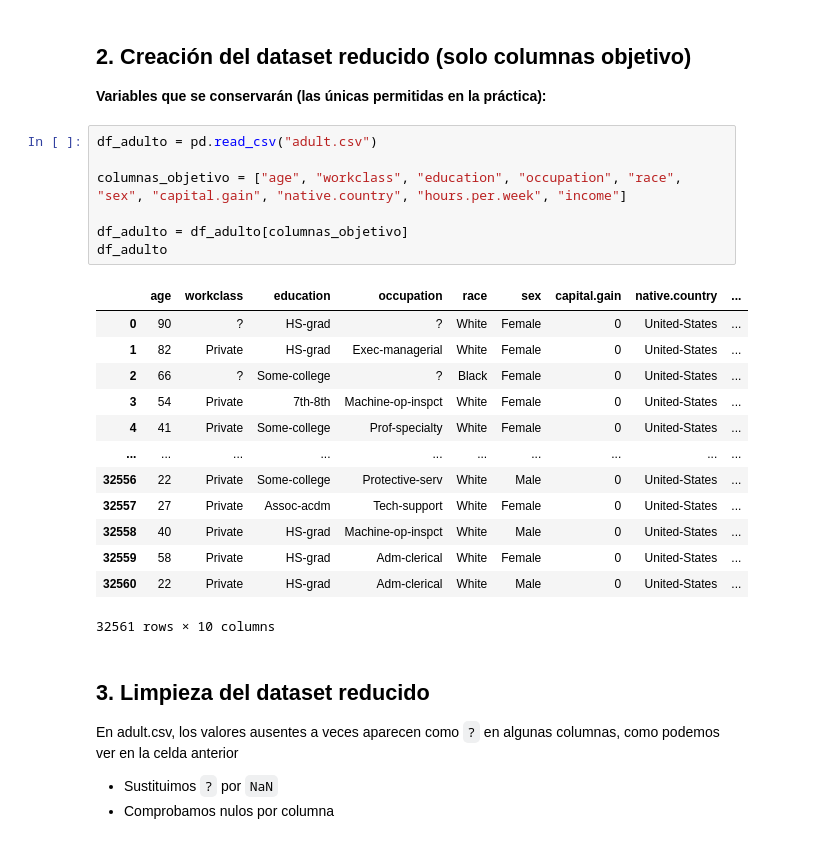
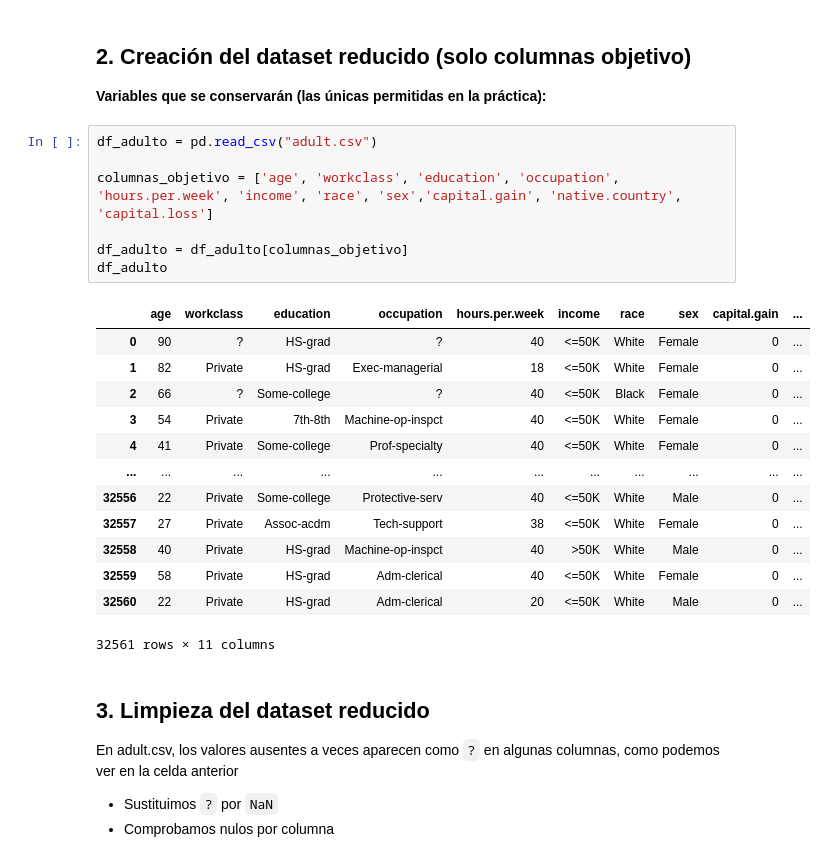
Before and after one commit to carloosfuentes/Sistemas-de-Aprendizaje-Automatico, a Jupyter notebook: Sexta Actividad/EstudioDatos_03_alum.ipynb, the cells around one changed output. Drawn from its saved outputs; the diff is of its cells as text.

```diff
--- a/Sexta Actividad/EstudioDatos_03_alum.ipynb
+++ b/Sexta Actividad/EstudioDatos_03_alum.ipynb
@@ -30,24 +30,24 @@ os.listdir()
 # %%
 df_adulto = pd.read_csv("adult.csv")
 
-columnas_objetivo = ["age", "workclass", "education", "occupation", "race", "sex", "capital.gain", "native.country", "hours.per.week", "income"]
+columnas_objetivo = ['age', 'workclass', 'education', 'occupation', 'hours.per.week', 'income', 'race', 'sex','capital.gain', 'native.country', 'capital.loss']
 
 df_adulto = df_adulto[columnas_objetivo]
 df_adulto
 # %% [output]
-|  | age | workclass | education | occupation | race | sex | capital.gain | native.country | ... |
-| 0 | 90 | ? | HS-grad | ? | White | Female | 0 | United-States | ... |
-| 1 | 82 | Private | HS-grad | Exec-managerial | White | Female | 0 | United-States | ... |
-| 2 | 66 | ? | Some-college | ? | Black | Female | 0 | United-States | ... |
-| 3 | 54 | Private | 7th-8th | Machine-op-inspct | White | Female | 0 | United-States | ... |
-| 4 | 41 | Private | Some-college | Prof-specialty | White | Female | 0 | United-States | ... |
-| ... | ... | ... | ... | ... | ... | ... | ... | ... | ... |
-| 32556 | 22 | Private | Some-college | Protective-serv | White | Male | 0 | United-States | ... |
-| 32557 | 27 | Private | Assoc-acdm | Tech-support | White | Female | 0 | United-States | ... |
-| 32558 | 40 | Private | HS-grad | Machine-op-inspct | White | Male | 0 | United-States | ... |
-| 32559 | 58 | Private | HS-grad | Adm-clerical | White | Female | 0 | United-States | ... |
-| 32560 | 22 | Private | HS-grad | Adm-clerical | White | Male | 0 | United-States | ... |
+|  | age | workclass | education | occupation | hours.per.week | income | race | sex | capital.gain | ... |
+| 0 | 90 | ? | HS-grad | ? | 40 | <=50K | White | Female | 0 | ... |
+| 1 | 82 | Private | HS-grad | Exec-managerial | 18 | <=50K | White | Female | 0 | ... |
+| 2 | 66 | ? | Some-college | ? | 40 | <=50K | Black | Female | 0 | ... |
+| 3 | 54 | Private | 7th-8th | Machine-op-inspct | 40 | <=50K | White | Female | 0 | ... |
+| 4 | 41 | Private | Some-college | Prof-specialty | 40 | <=50K | White | Female | 0 | ... |
+| ... | ... | ... | ... | ... | ... | ... | ... | ... | ... | ... |
+| 32556 | 22 | Private | Some-college | Protective-serv | 40 | <=50K | White | Male | 0 | ... |
+| 32557 | 27 | Private | Assoc-acdm | Tech-support | 38 | <=50K | White | Female | 0 | ... |
+| 32558 | 40 | Private | HS-grad | Machine-op-inspct | 40 | >50K | White | Male | 0 | ... |
+| 32559 | 58 | Private | HS-grad | Adm-clerical | 40 | <=50K | White | Female | 0 | ... |
+| 32560 | 22 | Private | HS-grad | Adm-clerical | 20 | <=50K | White | Male | 0 | ... |
-32561 rows × 10 columns
+32561 rows × 11 columns
 # %% [markdown]
 ## 3. Limpieza del dataset reducido
 
```
Also changed, not shown: parts of 15 cells of this notebook.
